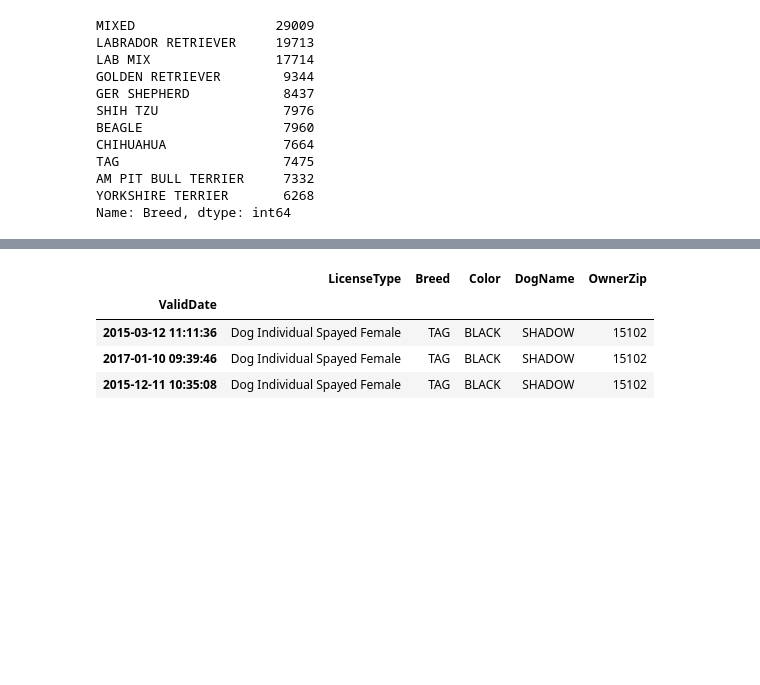
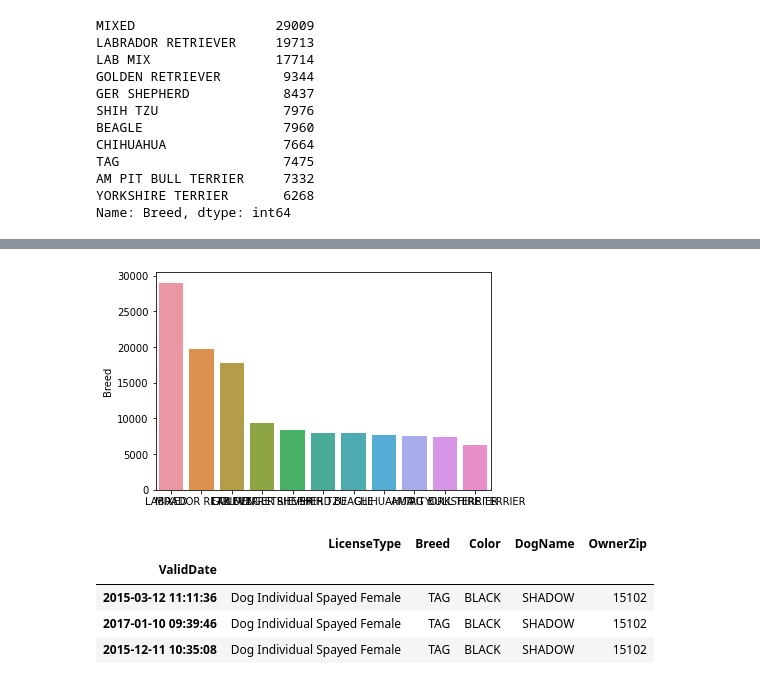
Before and after one commit to kjsampler/Using-AI-to-Predict-Dog-Licenses, a Jupyter notebook: Multivariate LSTM.ipynb, the cells around one changed output, grey strips where cells are left out. Saved outputs shown, nothing was run; the diff lists cells and outputs as text; code cells hidden in the pictures; blank space fills up the shorter version.

```diff
--- a/Multivariate LSTM.ipynb
+++ b/Multivariate LSTM.ipynb
@@ -75,3 +75,6 @@ TAG                     7475
 AM PIT BULL TERRIER     7332
 YORKSHIRE TERRIER       6268
 Name: Breed, dtype: int64
+# %%
+top_ten_bar = pd.DataFrame(top_ten)
+top_ten_bar.head()
@@ -78,3 +88,7 @@ Name: Breed, dtype: int64
+# %%
+bar = sns.barplot(top_ten_bar.index, top_ten_bar.Breed)
+# %% [output]
+[figure, added]
 # %%
 #TAG is not a type of dog. they are denoting that they are putting tags on an existing dog
 # %%
```
Also changed, not shown: parts of 1 cell of this notebook.
